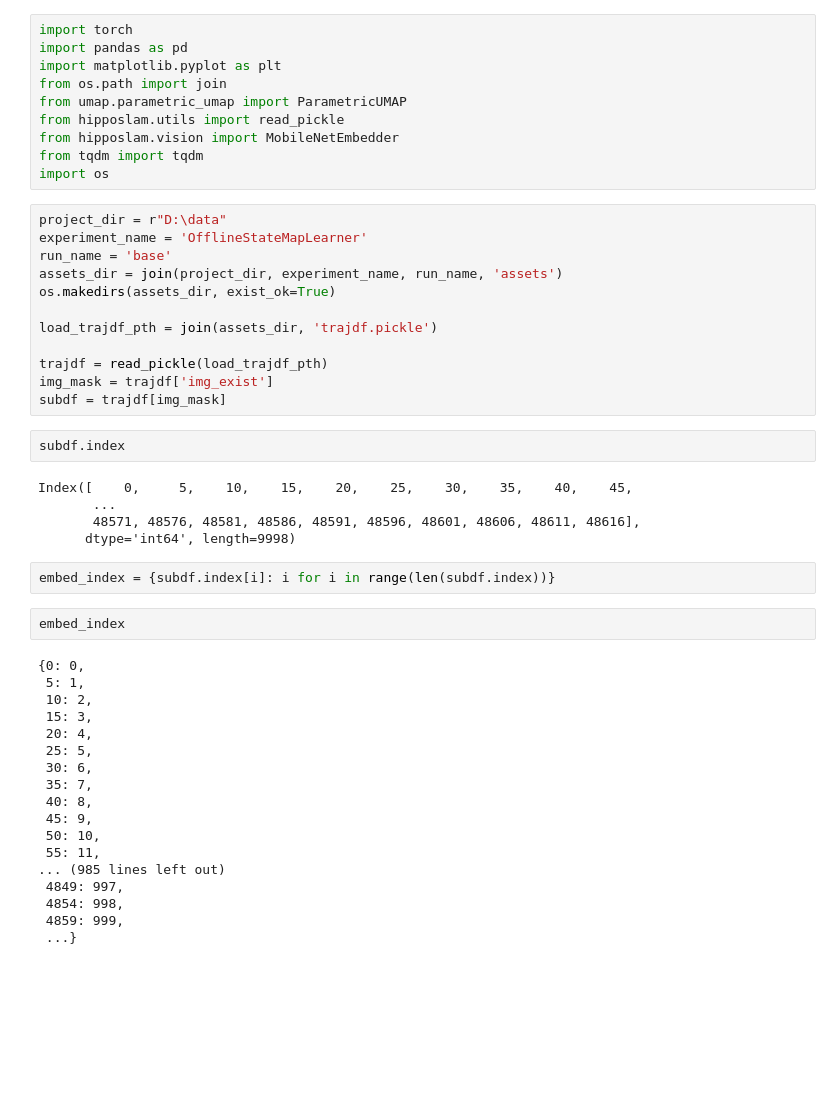
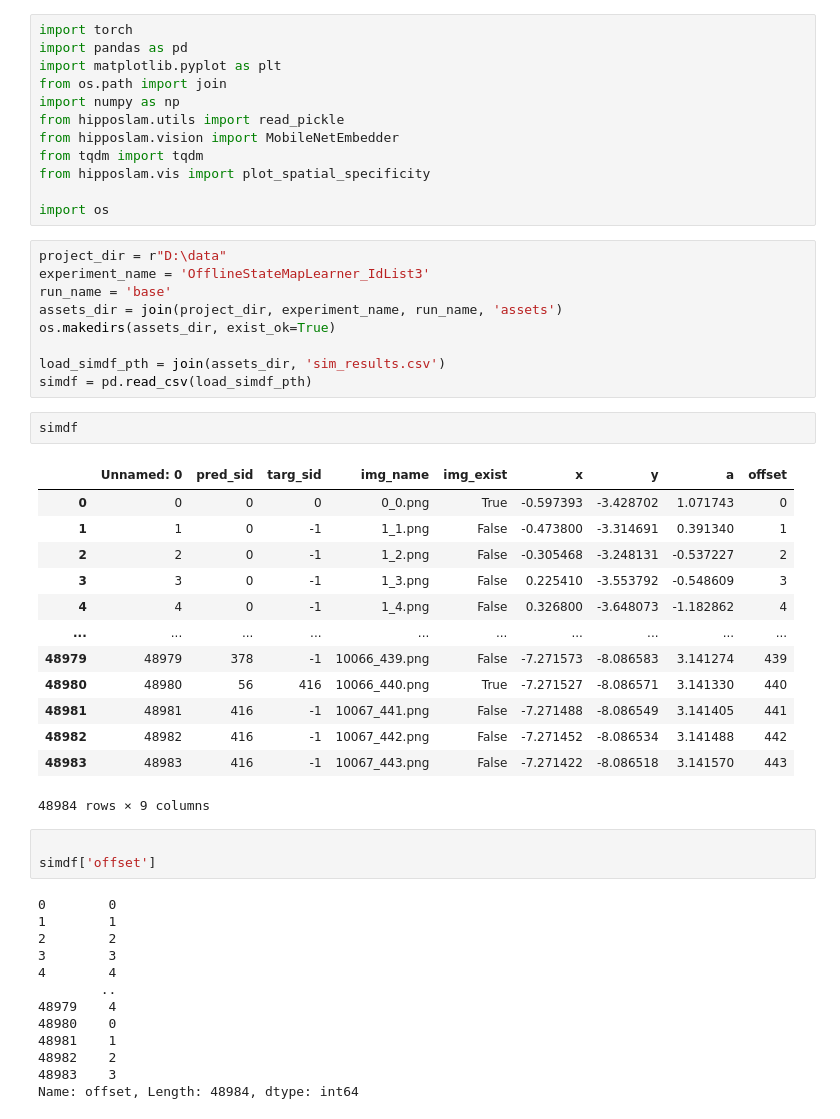
Before and after one commit to yyhhoi/HippoSLAM, a Jupyter notebook: controllers/hipposlam/try.ipynb, the cells around one changed output. Cells and saved outputs as stored; diff of their text form; blank space fills up the shorter version.

```diff
--- a/controllers/hipposlam/try.ipynb
+++ b/controllers/hipposlam/try.ipynb
@@ -3,49 +3,51 @@ import torch
 import pandas as pd
 import matplotlib.pyplot as plt
 from os.path import join
-from umap.parametric_umap import ParametricUMAP
+import numpy as np
 from hipposlam.utils import read_pickle
 from hipposlam.vision import MobileNetEmbedder
 from tqdm import tqdm
+from hipposlam.vis import plot_spatial_specificity
+
 import os
 # %%
 project_dir = r"D:\data"
-experiment_name = 'OfflineStateMapLearner'
+experiment_name = 'OfflineStateMapLearner_IdList3'
 run_name = 'base'
 assets_dir = join(project_dir, experiment_name, run_name, 'assets')
 os.makedirs(assets_dir, exist_ok=True)
 
-load_trajdf_pth = join(assets_dir, 'trajdf.pickle')
-
-trajdf = read_pickle(load_trajdf_pth)
-img_mask = trajdf['img_exist']
-subdf = trajdf[img_mask]
+load_simdf_pth = join(assets_dir, 'sim_results.csv')
+simdf = pd.read_csv(load_simdf_pth)
-# %%
-subdf.index
-# %% [output]
-Index([    0,     5,    10,    15,    20,    25,    30,    35,    40,    45,
-       ...
-       48571, 48576, 48581, 48586, 48591, 48596, 48601, 48606, 48611, 48616],
-      dtype='int64', length=9998)
-# %%
-embed_index = {subdf.index[i]: i for i in range(len(subdf.index))}
-# %%
-embed_index
-# %% [output]
-{0: 0,
- 5: 1,
- 10: 2,
- 15: 3,
- 20: 4,
- 25: 5,
- 30: 6,
- 35: 7,
- 40: 8,
- 45: 9,
- 50: 10,
- 55: 11,
-... (985 lines left out)
- 4849: 997,
- 4854: 998,
- 4859: 999,
- ...}
+# %%
+simdf
+# %% [output]
+|  | Unnamed: 0 | pred_sid | targ_sid | img_name | img_exist | x | y | a | offset |
+| 0 | 0 | 0 | 0 | 0_0.png | True | -0.597393 | -3.428702 | 1.071743 | 0 |
+| 1 | 1 | 0 | -1 | 1_1.png | False | -0.473800 | -3.314691 | 0.391340 | 1 |
+| 2 | 2 | 0 | -1 | 1_2.png | False | -0.305468 | -3.248131 | -0.537227 | 2 |
+| 3 | 3 | 0 | -1 | 1_3.png | False | 0.225410 | -3.553792 | -0.548609 | 3 |
+| 4 | 4 | 0 | -1 | 1_4.png | False | 0.326800 | -3.648073 | -1.182862 | 4 |
+| ... | ... | ... | ... | ... | ... | ... | ... | ... | ... |
+| 48979 | 48979 | 378 | -1 | 10066_439.png | False | -7.271573 | -8.086583 | 3.141274 | 439 |
+| 48980 | 48980 | 56 | 416 | 10066_440.png | True | -7.271527 | -8.086571 | 3.141330 | 440 |
+| 48981 | 48981 | 416 | -1 | 10067_441.png | False | -7.271488 | -8.086549 | 3.141405 | 441 |
+| 48982 | 48982 | 416 | -1 | 10067_442.png | False | -7.271452 | -8.086534 | 3.141488 | 442 |
+| 48983 | 48983 | 416 | -1 | 10067_443.png | False | -7.271422 | -8.086518 | 3.141570 | 443 |
+48984 rows × 9 columns
+# %%
+
+simdf['offset']
+# %% [output]
+0        0
+1        1
+2        2
+3        3
+4        4
+        ..
+48979    4
+48980    0
+48981    1
+48982    2
+48983    3
+Name: offset, Length: 48984, dtype: int64
```
Also changed, not shown: parts of 2 cells of this notebook, 4 other files.
